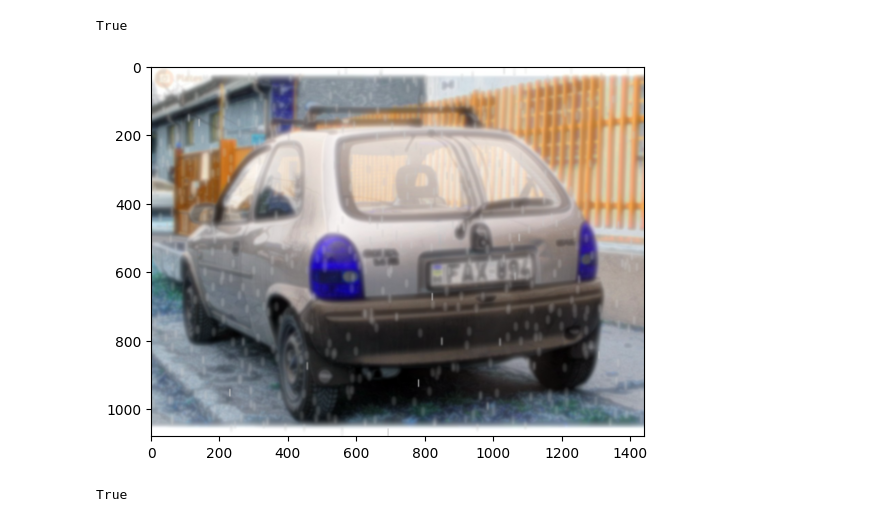
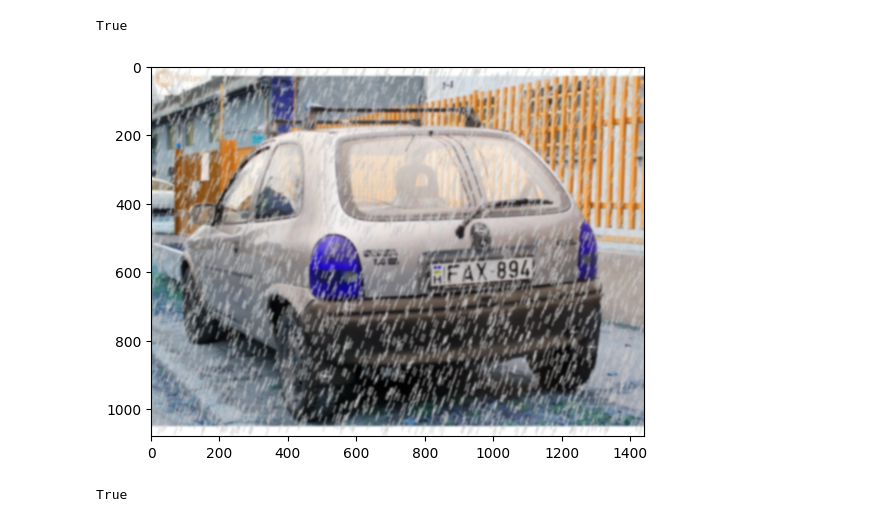
Before and after one commit to bobarna/bme-image-processing, a Jupyter notebook: docs/notebooks/DataGeneration.ipynb, the cells around one changed output. Cells and saved outputs as stored; diff of their text form; code cells hidden in the pictures.

Commit message:
Fix blur

```diff
--- a/docs/notebooks/DataGeneration.ipynb
+++ b/docs/notebooks/DataGeneration.ipynb
@@ -21,38 +21,39 @@ def add_rain(image, blur, drop_num):
     imshape = image.shape
     slant_extreme=10
     slant= np.random.randint(-slant_extreme,slant_extreme)
     drop_length=20
     drop_width=2
     drop_color=(200,200,200) ## a shade of gray
     rain_drops= generate_random_lines(imshape,slant,drop_length,drop_num)
     for rain_drop in rain_drops:
         cv2.line(image,(rain_drop[0],rain_drop[1]),(rain_drop[0]+slant,rain_drop[1]+drop_length),drop_color,drop_width)
-        if blur:
-            image = cv2.GaussianBlur(image,(3,3),0)
+    if blur:
+        for i in range(2):
+            image = cv2.GaussianBlur(image,(11,11),0)
     return image
 
 cv2.destroyAllWindows()
 
 img = cv2.imread('testimg.jpg',cv2.IMREAD_COLOR)
 img2 = cv2.cvtColor(img, cv2.COLOR_BGR2RGB)
 
-img_rained = add_rain(img, True, 500)
+img_rained = add_rain(img, True, 4500)
 
 plt.imshow(img_rained)
 
-cv2.imwrite("testimg_ligth_rained.jpg", img_rained)
+cv2.imwrite("testimg_heavy_rained.jpg", img_rained)
 
 #cv2.imshow("Rained", img_rained)
 
 #waits for user to press any key
 #(this is necessary to avoid Python kernel form crashing)
 #cv2.waitKey(0)
 
 #closing all open windows
 #cv2.destroyAllWindows()
 # %% [output]
 True
-[figure, old version]
+[figure, new version]
 # %%
 ##SNOW
 
```
